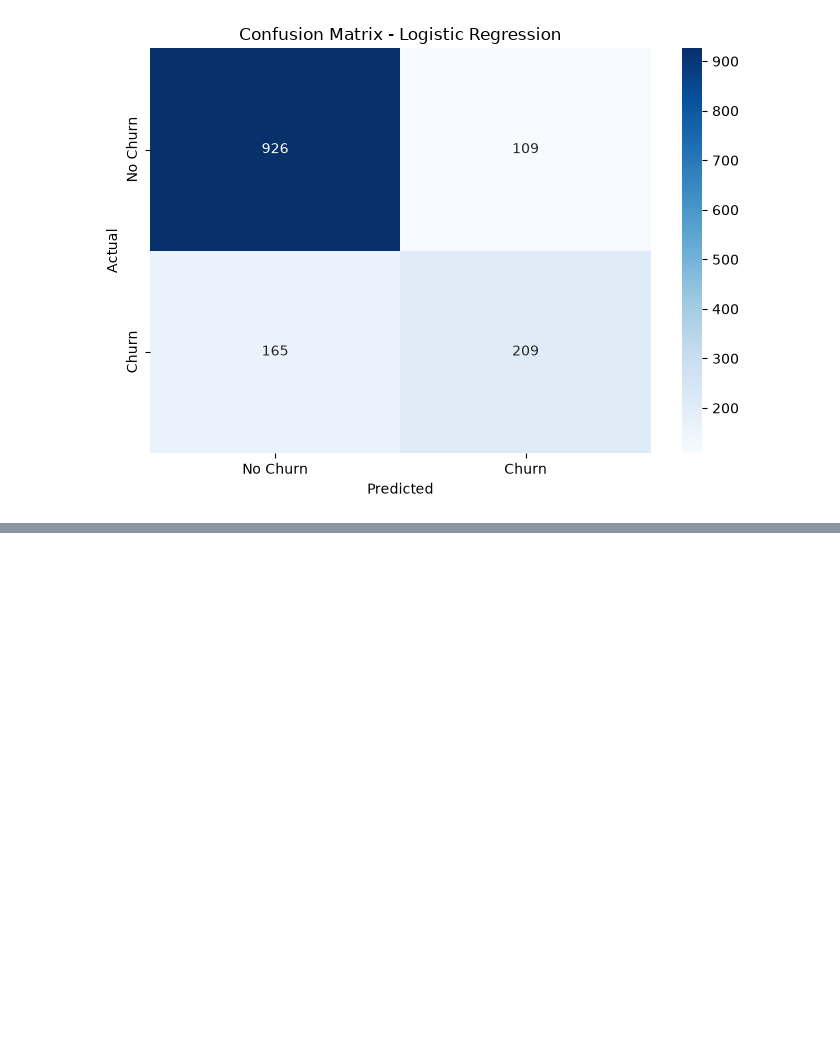
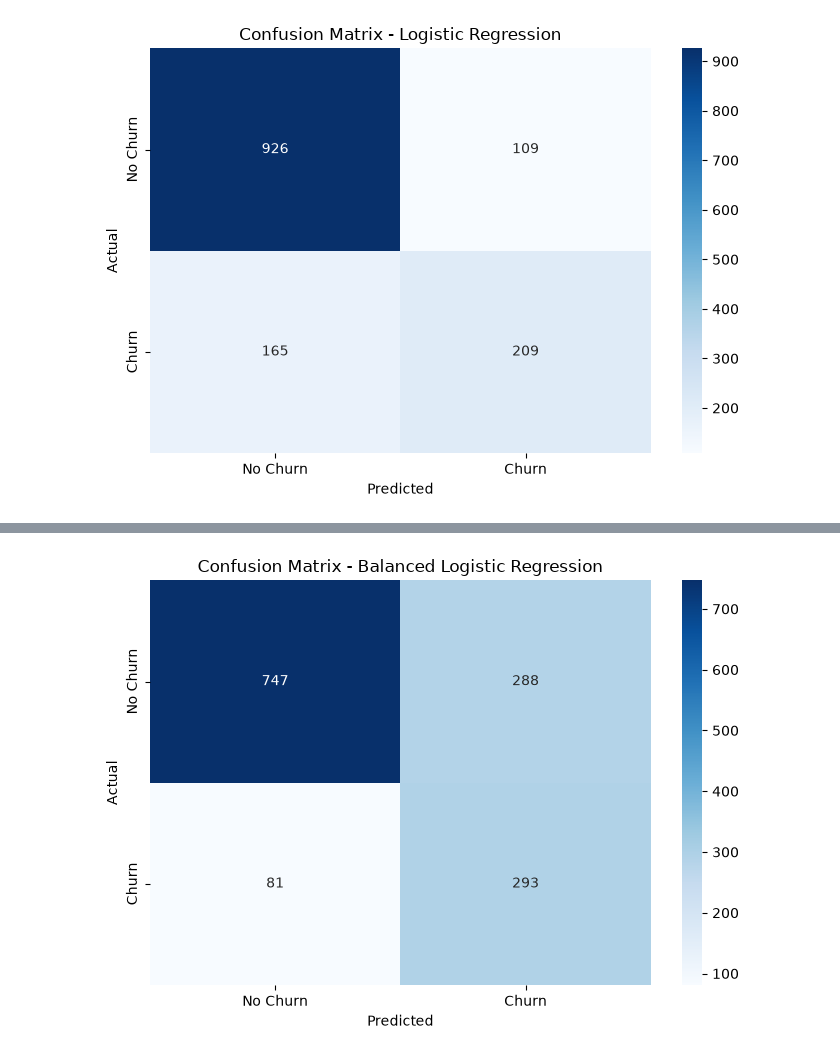
Before and after one commit to Deraraf/machine-learning-projects, a Jupyter notebook: customer-telecommunications-churn-prediction/notebooks/customer_telecommunications_churn_prediction.ipynb, the cells around one changed output, grey strips where cells are left out. Drawn from its saved outputs; the diff is of its cells as text; code cells hidden in the pictures; blank space fills up the shorter version.

```diff
--- a/customer-telecommunications-churn-prediction/notebooks/customer_telecommunications_churn_prediction.ipynb
+++ b/customer-telecommunications-churn-prediction/notebooks/customer_telecommunications_churn_prediction.ipynb
@@ -785,0 +827,8 @@ plt.show()
+# %%
+balanced_logistic_model = LogisticRegression(
+    max_iter=1000, random_state=42, class_weight="balanced"
+)
+
+balanced_logistic_model.fit(X_train_processed, y_train)
+
+print("Balanced Logistic Regression training completed!")
@@ -785,0 +837,5 @@ plt.show()
+# %%
+y_pred_balanced = balanced_logistic_model.predict(X_test_processed)
+
+print("First 20 balanced predictions:")
+print(y_pred_balanced[:20])
@@ -785,0 +881,22 @@ plt.show()
+# %%
+cm_balanced = confusion_matrix(y_test, y_pred_balanced)
+
+plt.figure(figsize=(7, 5))
+
+sns.heatmap(
+    cm_balanced,
+    annot=True,
+    fmt="d",
+    cmap="Blues",
+    xticklabels=["No Churn", "Churn"],
+    yticklabels=["No Churn", "Churn"],
+)
+
+plt.title("Confusion Matrix - Balanced Logistic Regression")
+plt.xlabel("Predicted")
+plt.ylabel("Actual")
+
+plt.tight_layout()
+plt.show()
+# %% [output]
+[figure, added]
```
Also changed, not shown: parts of 23 cells of this notebook, 8 other files.
